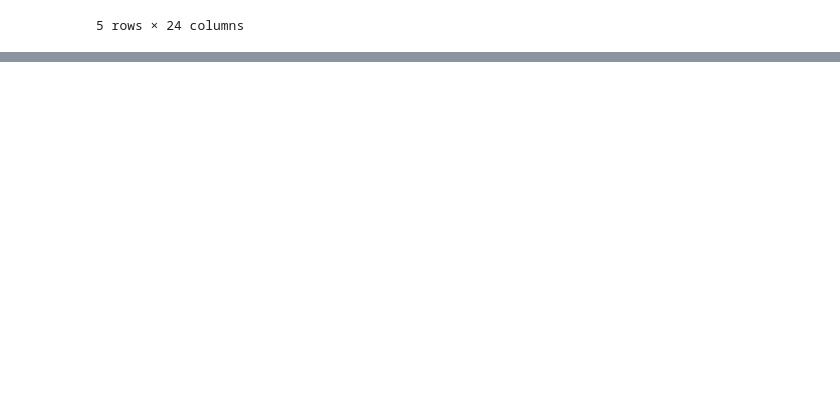
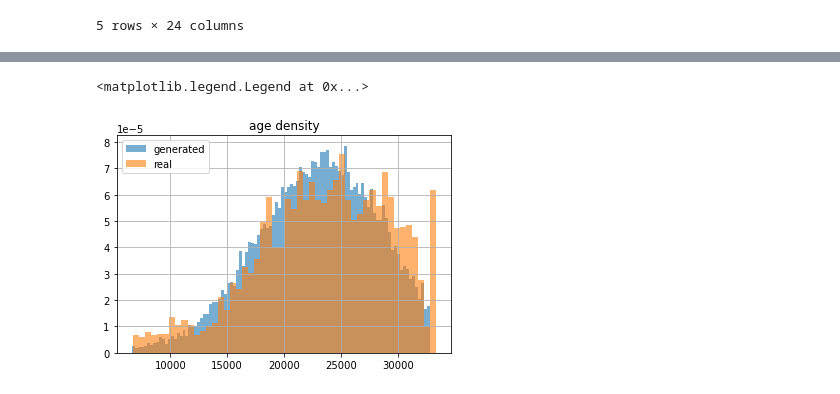
Before and after one commit to faaizT/CausalTwinAssessment, a Jupyter notebook: Using VAEs to augment MIMIC.ipynb, the cells around one changed output, grey strips where cells are left out. Saved outputs shown, nothing was run; the diff lists cells and outputs as text; code cells hidden in the pictures; blank space fills up the shorter version.

```diff
--- a/Using VAEs to augment MIMIC.ipynb
+++ b/Using VAEs to augment MIMIC.ipynb
@@ -1021,0 +1138,10 @@ gen_female.to_csv("/data/localhost/taufiq/export-dir/MIMIC-generated-length-5-ge
+# %%
+col_name = 'age'
+bloc = 1
+resampled.loc[resampled['bloc']==bloc, col_name].hist(bins=100, density=True, alpha=0.6)
+MIMIC_combined.loc[MIMIC_combined['gender']==gender, f'{col_name}'].hist(bins=50, density=True, alpha=0.6)
+plt.title(f'{col_name} density')
+plt.legend(['generated', 'real'])
+# %% [output]
+<matplotlib.legend.Legend at 0x...>
+[figure, added]
```
Also changed, not shown: parts of 14 cells of this notebook.
